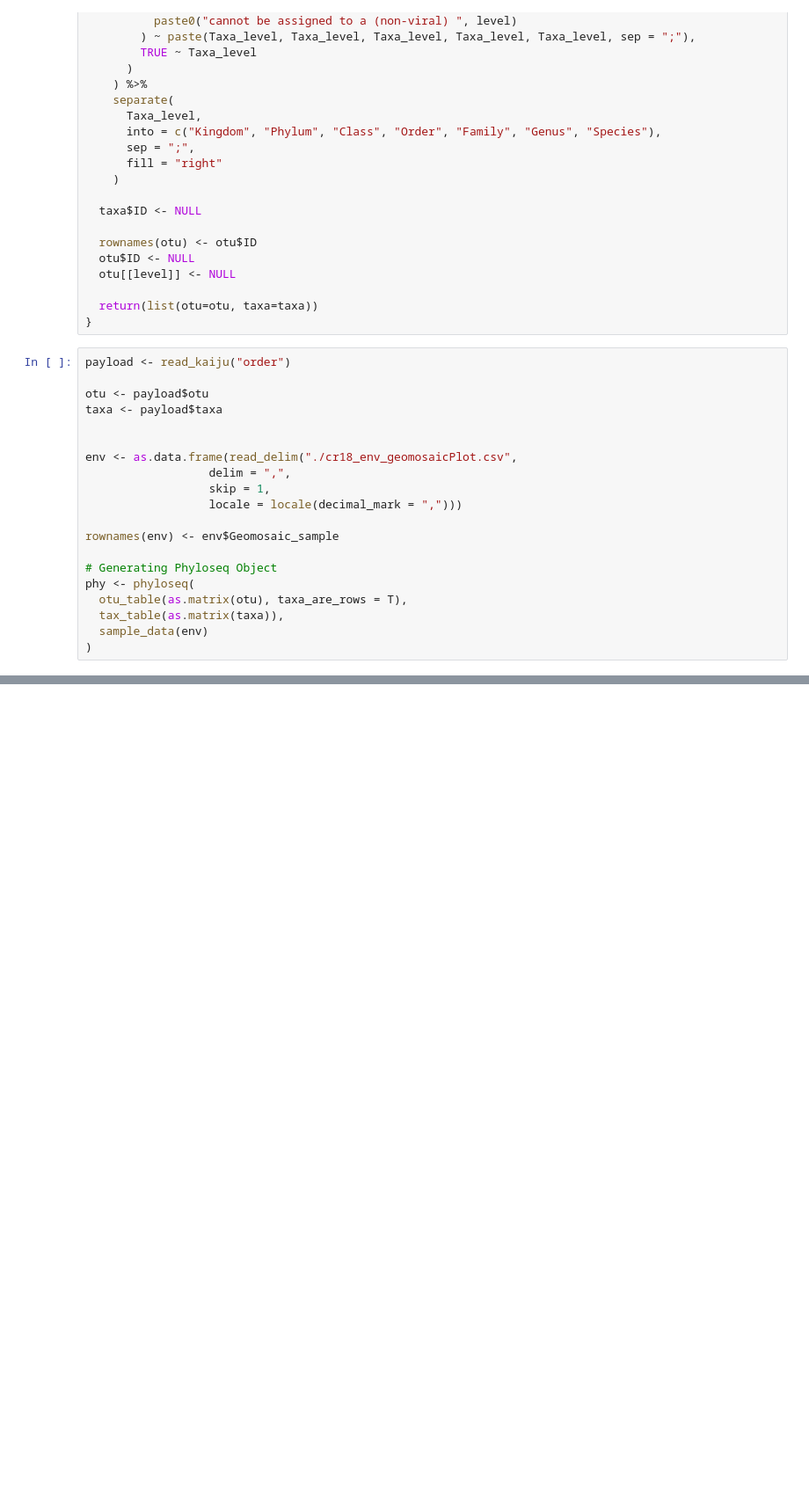
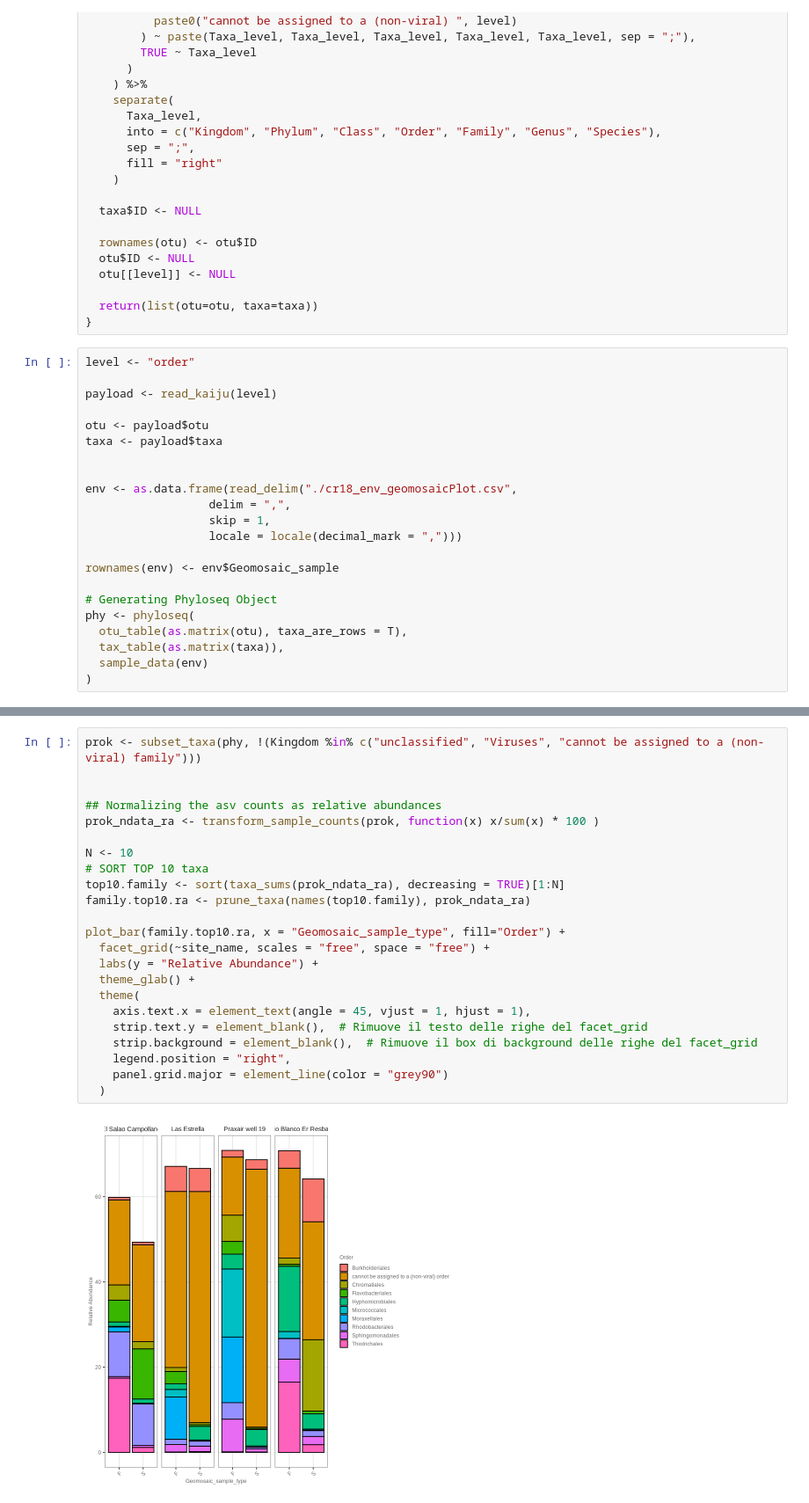
Before and after one commit to EdoT99/geomosaic_cookbook, a Jupyter notebook: geomosaic_kaiju.ipynb, the cells around one changed output, grey strips where cells are left out. Shown at 88% size. Drawn from its saved outputs; the diff is of its cells as text; blank space fills up the shorter version.

Commit message:
major addition notebooks

```diff
--- a/geomosaic_kaiju.ipynb
+++ b/geomosaic_kaiju.ipynb
@@ -81,7 +88,9 @@ read_kaiju <- function(level) {
   return(list(otu=otu, taxa=taxa))
 }
 # %%
-payload <- read_kaiju("order")
+level <- "order"
+
+payload <- read_kaiju(level)
 
 otu <- payload$otu
 taxa <- payload$taxa
@@ -107,0 +131,25 @@ ERROR: Error in parse(text = input): <text>:19:0: unexpected end of input
+# %%
+prok <- subset_taxa(phy, !(Kingdom %in% c("unclassified", "Viruses", "cannot be assigned to a (non-viral) family")))
+
+
+## Normalizing the asv counts as relative abundances
+prok_ndata_ra <- transform_sample_counts(prok, function(x) x/sum(x) * 100 )
+
+N <- 10
+# SORT TOP 10 taxa
+top10.family <- sort(taxa_sums(prok_ndata_ra), decreasing = TRUE)[1:N]
+family.top10.ra <- prune_taxa(names(top10.family), prok_ndata_ra)
+
+plot_bar(family.top10.ra, x = "Geomosaic_sample_type", fill="Order") +
+  facet_grid(~site_name, scales = "free", space = "free") +
+  labs(y = "Relative Abundance") +
+  theme_glab() +
+  theme(
+    axis.text.x = element_text(angle = 45, vjust = 1, hjust = 1),
+    strip.text.y = element_blank(),  # Rimuove il testo delle righe del facet_grid
+    strip.background = element_blank(),  # Rimuove il box di background delle righe del facet_grid
+    legend.position = "right",
+    panel.grid.major = element_line(color = "grey90")
+  )
+# %% [output]
+[figure, added]
```
Also changed, not shown: parts of 8 cells of this notebook, 3 other files.
